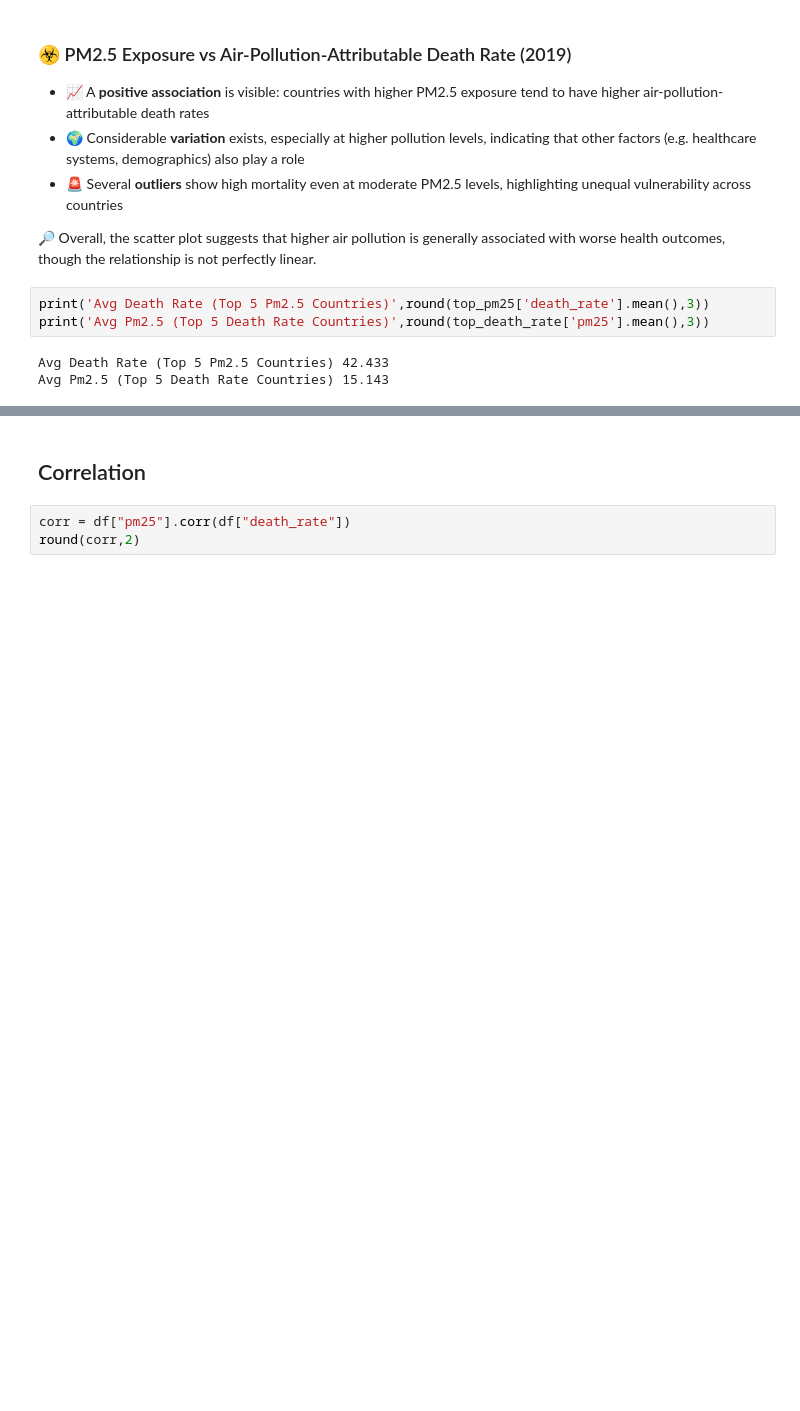
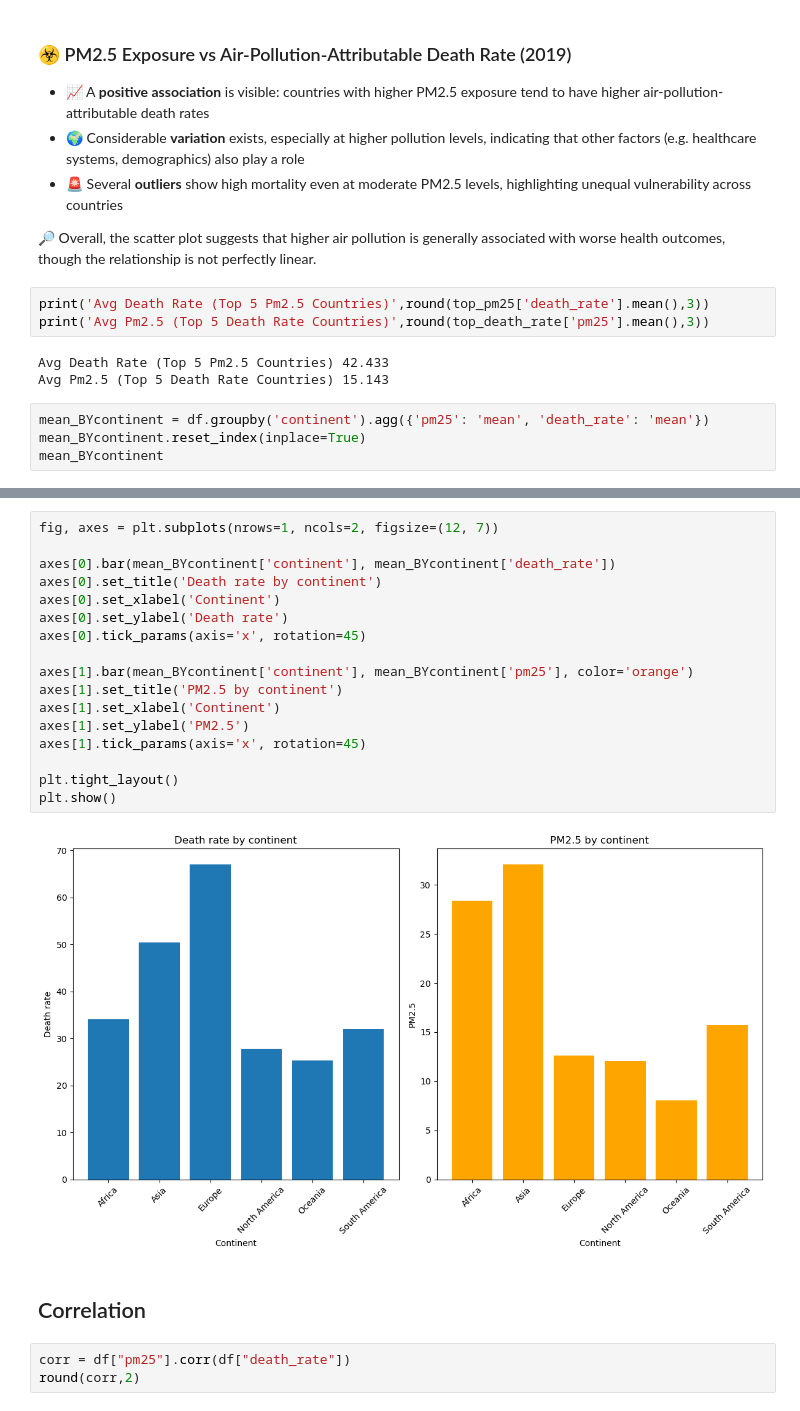
Before and after one commit to xahid007/Air-Pollution, a Jupyter notebook: Notebooks/02_EDA.ipynb, the cells around one changed output, grey strips where cells are left out. Saved outputs shown, nothing was run; the diff lists cells and outputs as text; blank space fills up the shorter version.

```diff
--- a/Notebooks/02_EDA.ipynb
+++ b/Notebooks/02_EDA.ipynb
@@ -154,3 +155,7 @@ print('Avg Pm2.5 (Top 5 Death Rate Countries)',round(top_death_rate['pm25'].mean
 # %% [output]
 Avg Death Rate (Top 5 Pm2.5 Countries) 42.433
 Avg Pm2.5 (Top 5 Death Rate Countries) 15.143
+# %%
+mean_BYcontinent = df.groupby('continent').agg({'pm25': 'mean', 'death_rate': 'mean'})
+mean_BYcontinent.reset_index(inplace=True)
+mean_BYcontinent
@@ -157,3 +170,22 @@ Avg Pm2.5 (Top 5 Death Rate Countries) 15.143
+# %%
+fig, axes = plt.subplots(nrows=1, ncols=2, figsize=(12, 7))
+
+axes[0].bar(mean_BYcontinent['continent'], mean_BYcontinent['death_rate'])
+axes[0].set_title('Death rate by continent')
+axes[0].set_xlabel('Continent')
+axes[0].set_ylabel('Death rate')
+axes[0].tick_params(axis='x', rotation=45)
+
+axes[1].bar(mean_BYcontinent['continent'], mean_BYcontinent['pm25'], color='orange')
+axes[1].set_title('PM2.5 by continent')
+axes[1].set_xlabel('Continent')
+axes[1].set_ylabel('PM2.5')
+axes[1].tick_params(axis='x', rotation=45)
+
+plt.tight_layout()
+plt.show()
+# %% [output]
+[figure, added]
 # %% [markdown]
 ## Correlation
 # %%
```
Also changed, not shown: parts of 5 cells of this notebook, 2 other files.
